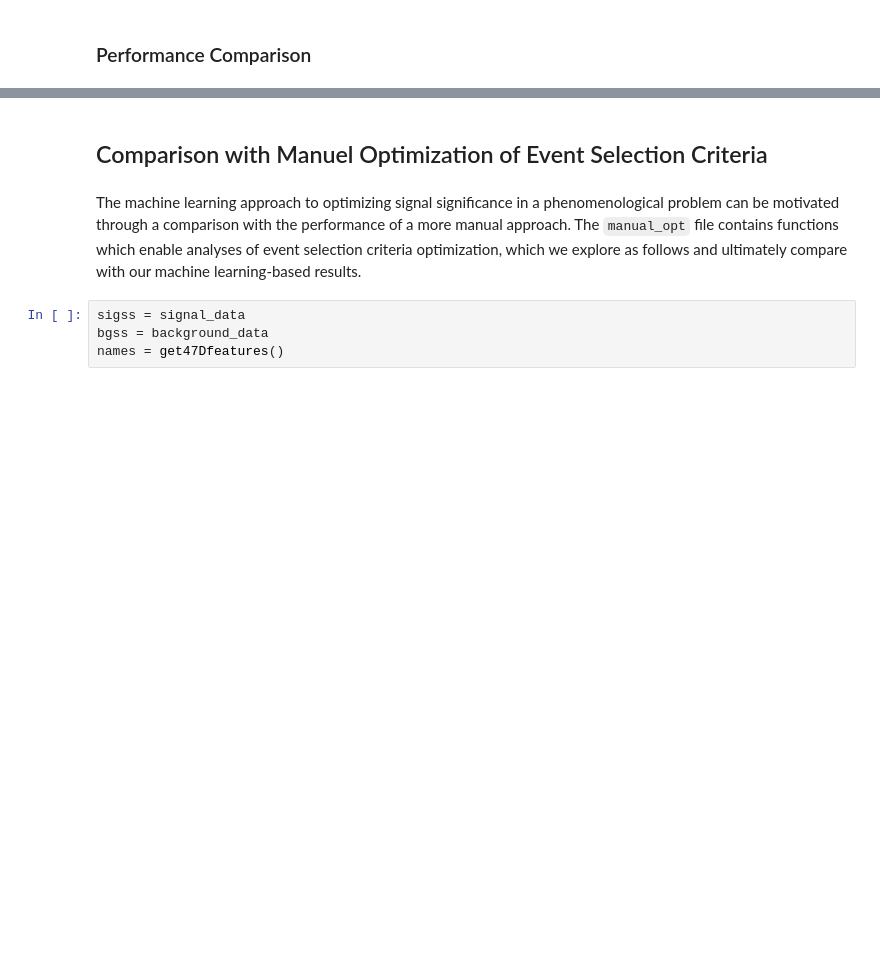
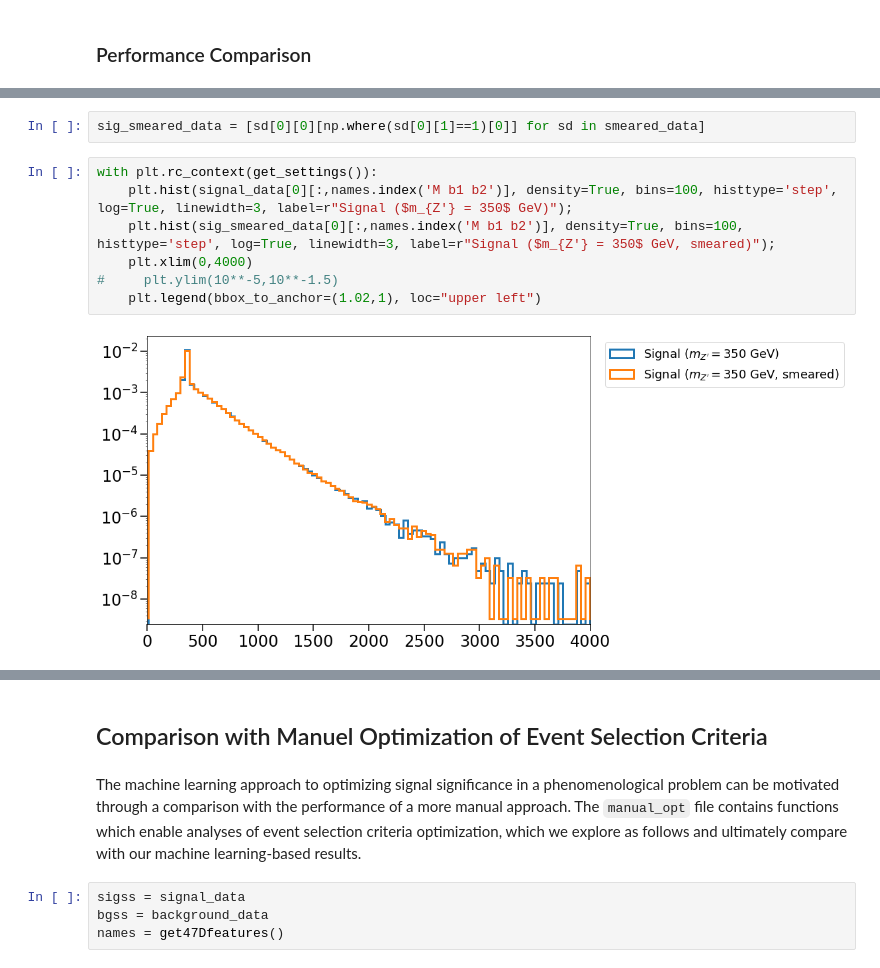
Before and after one commit to sheride/bcml4pheno, a Jupyter notebook: full_example.ipynb, the cells around one changed output, grey strips where cells are left out. Saved outputs shown, nothing was run; the diff lists cells and outputs as text; blank space fills up the shorter version.

```diff
--- a/full_example.ipynb
+++ b/full_example.ipynb
@@ -1364,0 +1459,11 @@ with plt.rc_context(get_settings()):
+# %%
+sig_smeared_data = [sd[0][0][np.where(sd[0][1]==1)[0]] for sd in smeared_data]
+# %%
+with plt.rc_context(get_settings()):
+    plt.hist(signal_data[0][:,names.index('M b1 b2')], density=True, bins=100, histtype='step', log=True, linewidth=3, label=r"Signal ($m_{Z'} = 350$ GeV)");
+    plt.hist(sig_smeared_data[0][:,names.index('M b1 b2')], density=True, bins=100, histtype='step', log=True, linewidth=3, label=r"Signal ($m_{Z'} = 350$ GeV, smeared)");
+    plt.xlim(0,4000)
+#     plt.ylim(10**-5,10**-1.5)
+    plt.legend(bbox_to_anchor=(1.02,1), loc="upper left")
+# %% [output]
+[figure, added]
```
Also changed, not shown: parts of 21 cells of this notebook, 3 other files.
